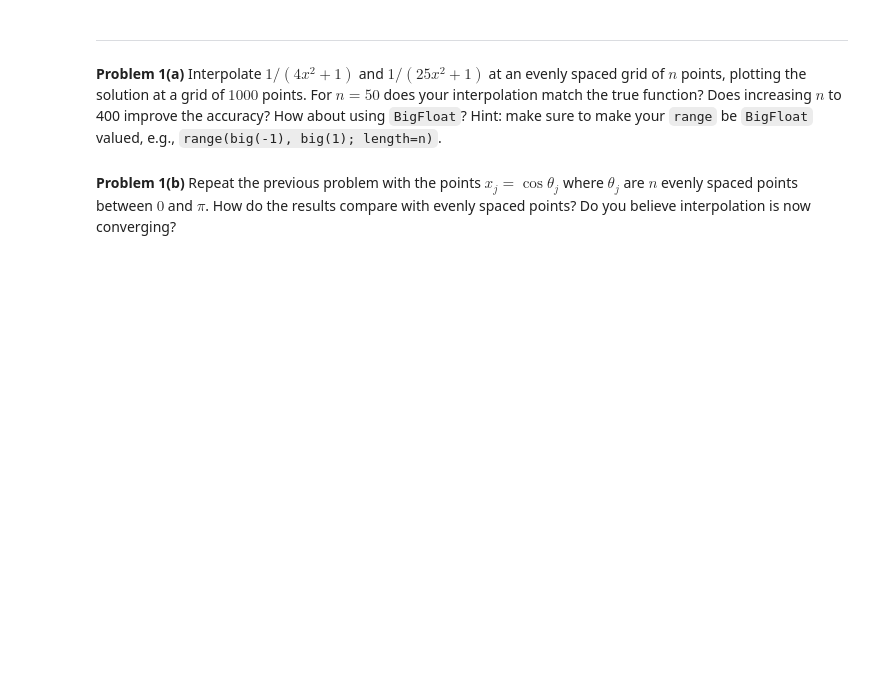
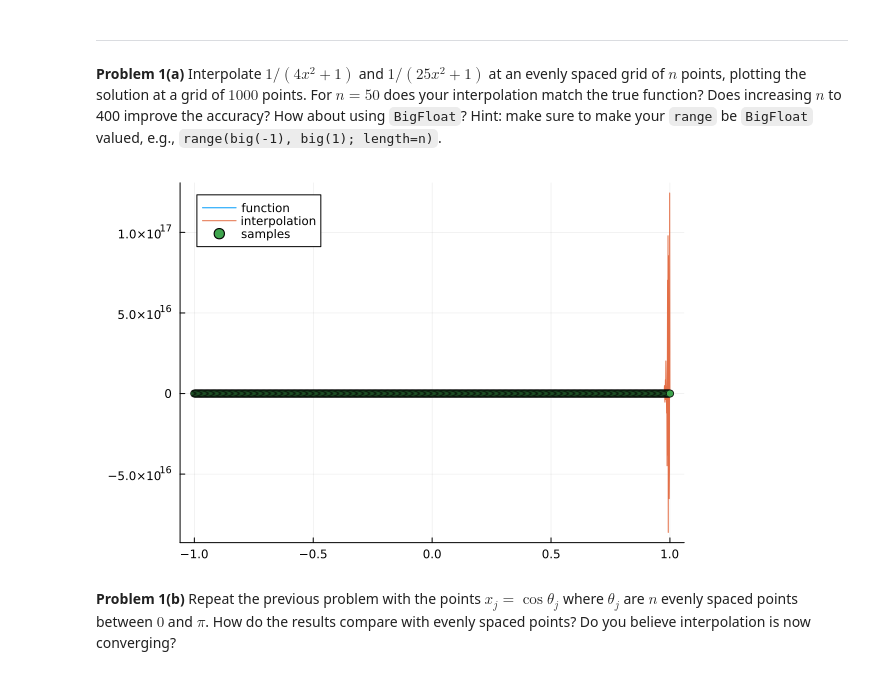
Before and after one commit to Lucasjara379/MATH50003NumericalAnalysis, a Jupyter notebook: labs/lab7.ipynb, the cells around one changed output. Saved outputs shown, nothing was run; the diff lists cells and outputs as text; code cells hidden in the pictures; blank space fills up the shorter version.

```diff
--- a/labs/lab7.ipynb
+++ b/labs/lab7.ipynb
@@ -101,3 +94,26 @@ n = 50
+# %%
+# TODO: interpolate 1/(10x^2 + 1) and 1/(25x^2 + 1) at n evenly spaced points, plotting both solutions evaluated at
+# the plotting grid with 1000 points, for n = 50 and 400.
+f = x -> 1/(4*x^2 + 1)
+n = 400
+𝐱 = range(big(-1), big(1); length=n) # evenly spaced points (BAD for interpolation)
+V =  [𝐱[j]^k for j = 1:n, k = 0:n-1] # Vandermonde matrix, also can be written as x .^ (0:n)'
+𝐟 = f.(𝐱) # evaluate f at x[k], equivalent to [f(x[k]) for k = 1:n]
+𝐜 = V \ 𝐟 # invert the Vandermonde matrix and determine the coefficients
+p = x -> dot(𝐜, x .^ (0:n-1)) # take a dot product with monomials x .^ 0:n-1 == [x^j for j=0:n-1]
+@test p.(𝐱) ≈ V * 𝐜 # evaluating the polynomial on x is the same as applying V
+
+
+𝐠 = range(0,1; length=1000) # plotting grid, sample a lot more than interpolation points
+
+# To evaluate a polynomial on the plotting grid its faster to create the rectangular Vandermonde matrix associated with that grid:
+V_g = [𝐠[j]^k for j = 1:length(𝐠), k = 0:n-1]
+
+plot(𝐠, f.(𝐠); label="function")
+plot!(𝐠, V_g*𝐜; label="interpolation")
+scatter!(𝐱, f.(𝐱); label="samples")
+# %% [output]
+[figure, added]
 # %% [markdown]
 **Problem 1(b)** Repeat the previous problem with the points $x_j = \cos θ_j$ where $θ_j$ are $n$ evenly spaced points
 between $0$ and $π$. How do the results compare with evenly spaced points? Do you believe interpolation is now converging?
```
Also changed, not shown: parts of 4 cells of this notebook, 3 other files.
